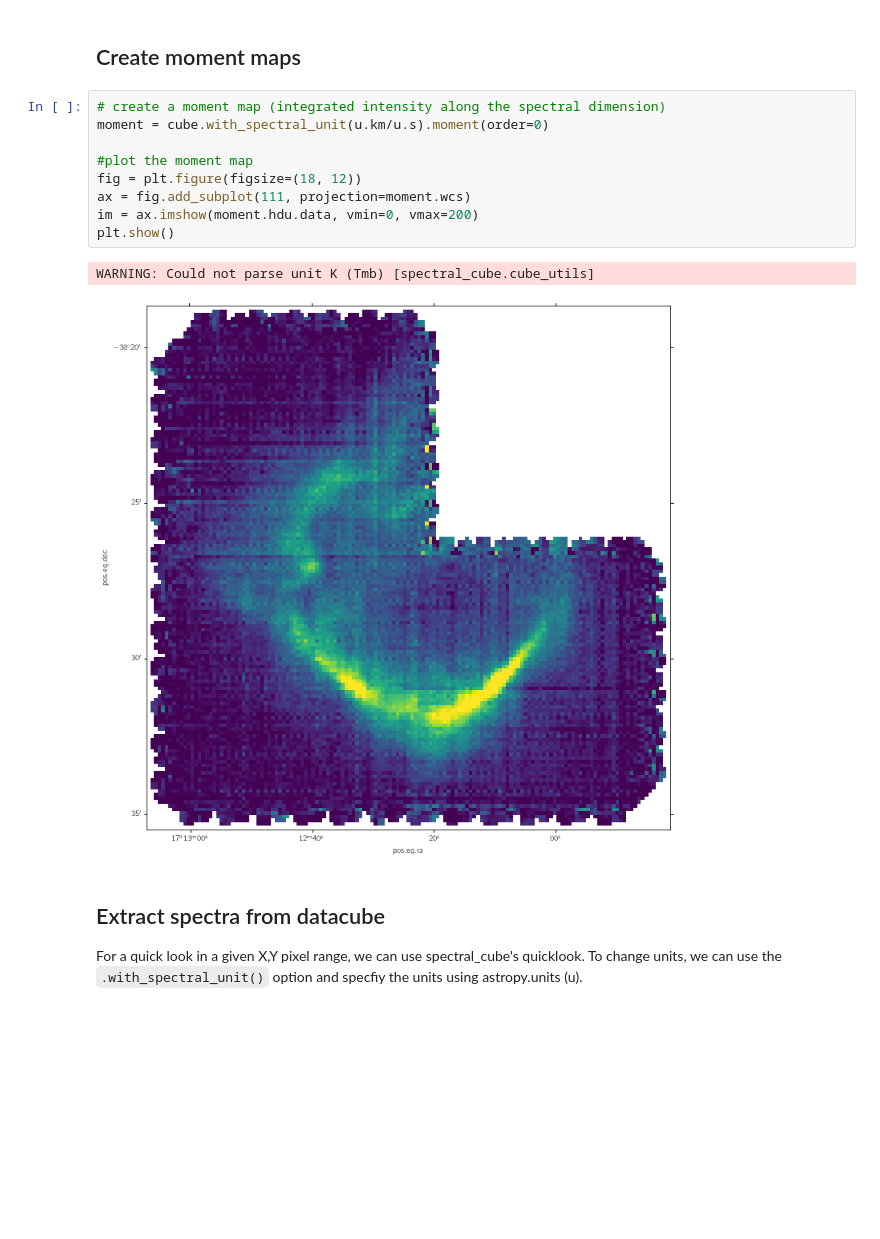
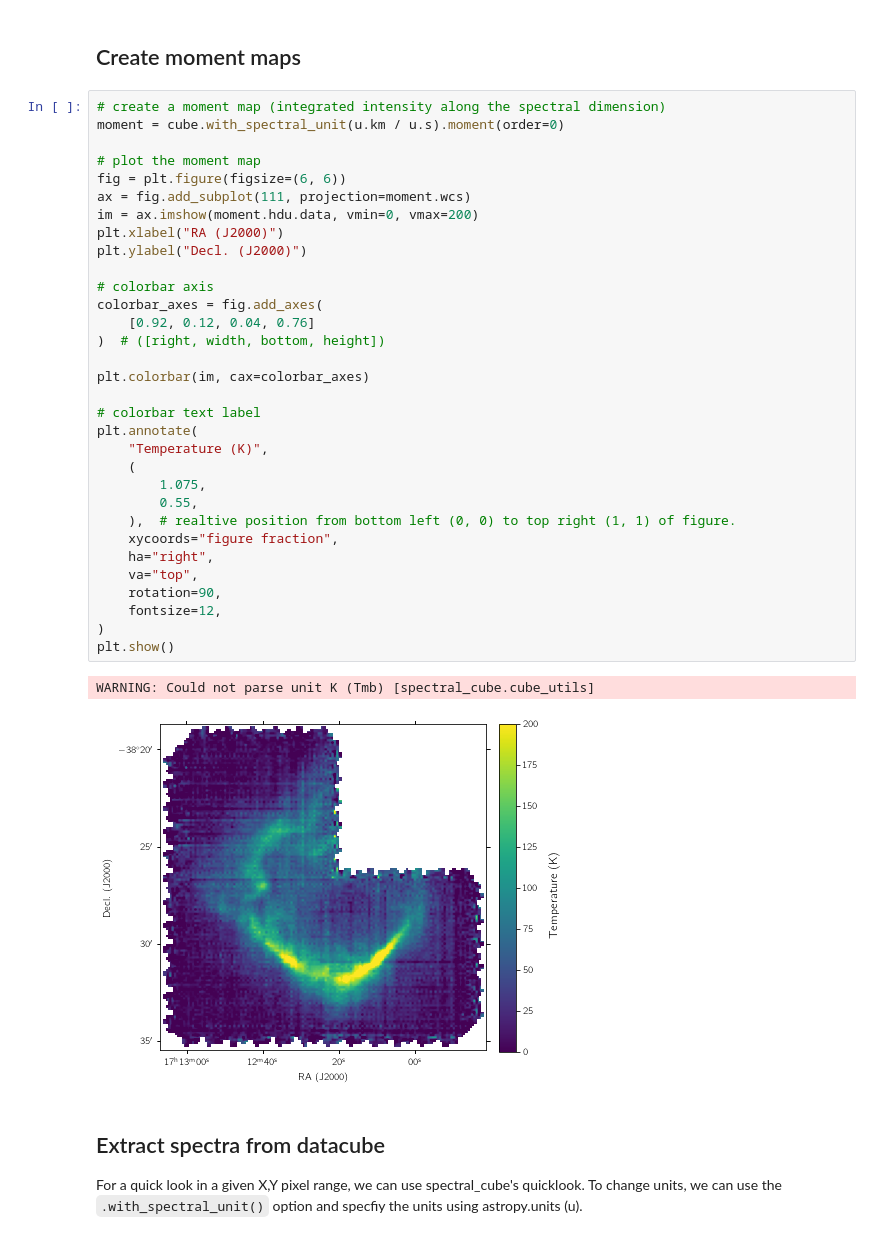
Before and after one commit to SOFIAObservatory/Recipes, a Jupyter notebook: docs/GREAT-data-inspection.ipynb, the cells around one changed output. Cells and saved outputs as stored; diff of their text form; blank space fills up the shorter version.

Commit message:
Added axis labels, colorbar, and text to GREAT plots

```diff
--- a/docs/GREAT-data-inspection.ipynb
+++ b/docs/GREAT-data-inspection.ipynb
@@ -132,16 +137,39 @@ Create moment maps
 -----------------
 # %%
 # create a moment map (integrated intensity along the spectral dimension)
-moment = cube.with_spectral_unit(u.km/u.s).moment(order=0)
+moment = cube.with_spectral_unit(u.km / u.s).moment(order=0)
 
-#plot the moment map
-fig = plt.figure(figsize=(18, 12))
+# plot the moment map
+fig = plt.figure(figsize=(6, 6))
 ax = fig.add_subplot(111, projection=moment.wcs)
 im = ax.imshow(moment.hdu.data, vmin=0, vmax=200)
+plt.xlabel("RA (J2000)")
+plt.ylabel("Decl. (J2000)")
+
+# colorbar axis
+colorbar_axes = fig.add_axes(
+    [0.92, 0.12, 0.04, 0.76]
+)  # ([right, width, bottom, height])
+
+plt.colorbar(im, cax=colorbar_axes)
+
+# colorbar text label
+plt.annotate(
+    "Temperature (K)",
+    (
+        1.075,
+        0.55,
+    ),  # realtive position from bottom left (0, 0) to top right (1, 1) of figure.
+    xycoords="figure fraction",
+    ha="right",
+    va="top",
+    rotation=90,
+    fontsize=12,
+)
 plt.show()
 # %% [output]
 WARNING: Could not parse unit K (Tmb) [spectral_cube.cube_utils]
-[figure, old version]
+[figure, new version]
 # %% [markdown]
 Extract spectra from datacube
 --------------------
```
Also changed, not shown: parts of 4 cells of this notebook, 1 other file.
